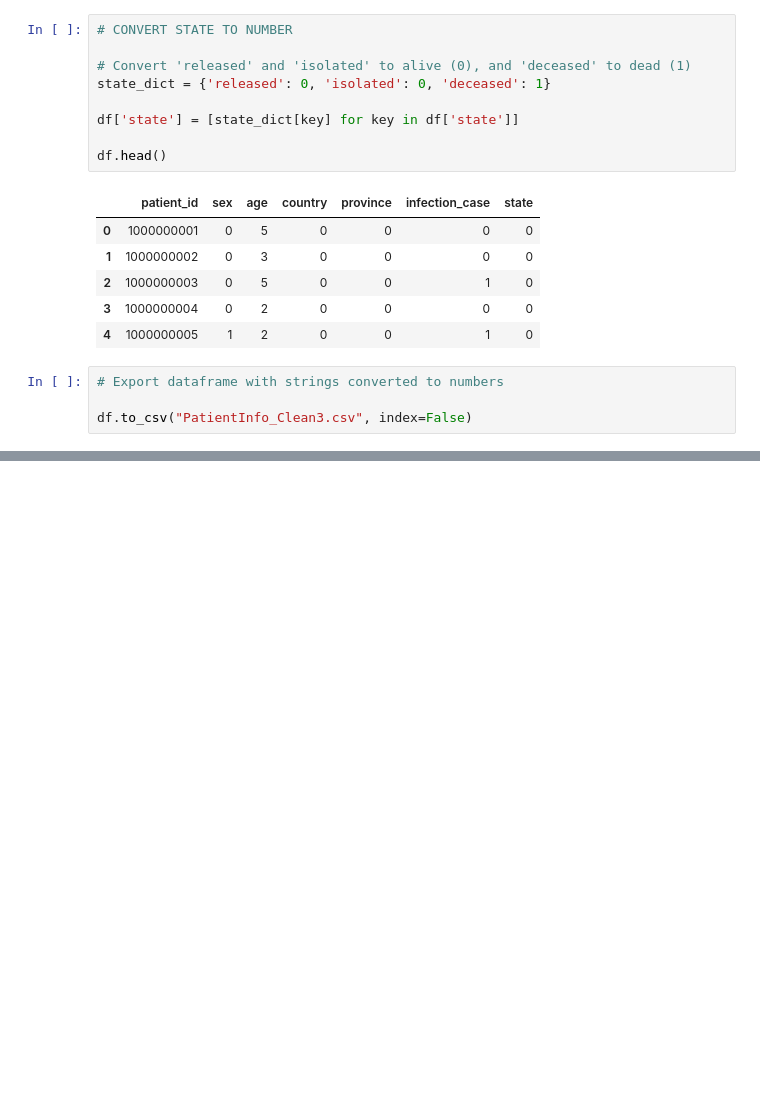
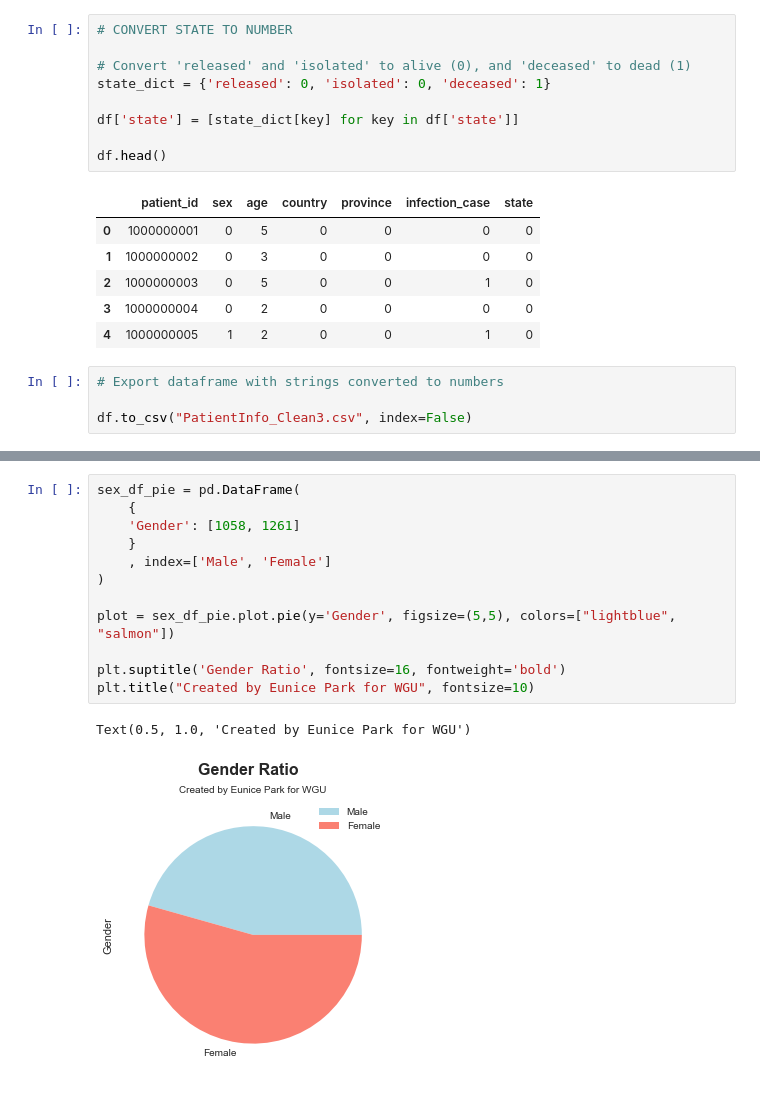
Before and after one commit to eunicode/ml-ds-covid, a Jupyter notebook: covid-19-fatality-prediction.ipynb, the cells around one changed output, grey strips where cells are left out. Saved outputs shown, nothing was run; the diff lists cells and outputs as text; blank space fills up the shorter version.

```diff
--- a/covid-19-fatality-prediction.ipynb
+++ b/covid-19-fatality-prediction.ipynb
@@ -430,0 +479,15 @@ df.to_csv("PatientInfo_Clean3.csv", index=False)
+# %%
+sex_df_pie = pd.DataFrame(
+    {
+    'Gender': [1058, 1261]
+    }
+    , index=['Male', 'Female']
+)
+
+plot = sex_df_pie.plot.pie(y='Gender', figsize=(5,5), colors=["lightblue", "salmon"])
+
+plt.suptitle('Gender Ratio', fontsize=16, fontweight='bold')
+plt.title("Created by Eunice Park for WGU", fontsize=10)
+# %% [output]
+Text(0.5, 1.0, 'Created by Eunice Park for WGU')
+[figure, added]
```
Also changed, not shown: parts of 45 cells of this notebook.
